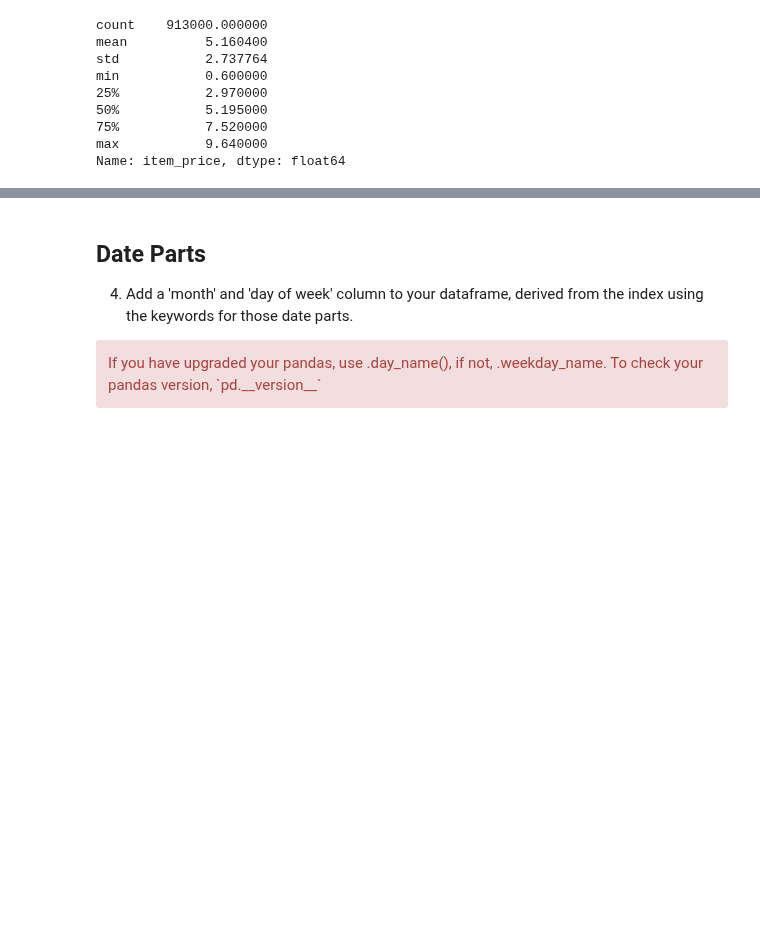
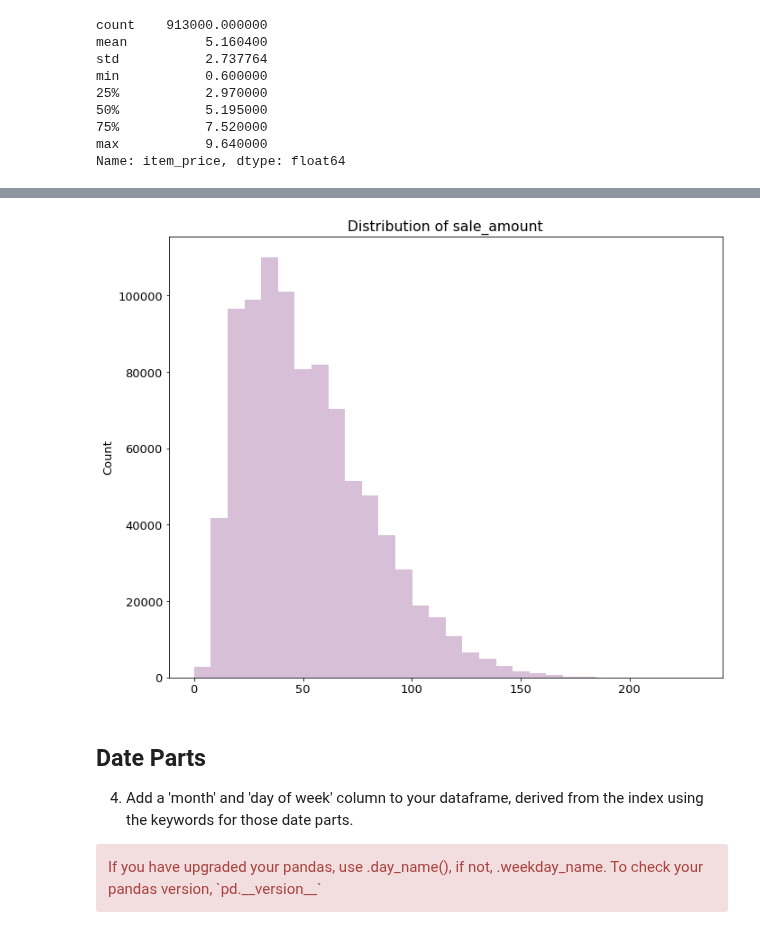
Before and after one commit to faithkane3/ds-methodologies-exercises, a Jupyter notebook: time_series/prepare_walkthrough.ipynb, the cells around one changed output, grey strips where cells are left out. Drawn from its saved outputs; the diff is of its cells as text; code cells hidden in the pictures; blank space fills up the shorter version.

```diff
--- a/time_series/prepare_walkthrough.ipynb
+++ b/time_series/prepare_walkthrough.ipynb
@@ -80,3 +77,7 @@ plt.show()
+# %%
+hist_plot(df=df, col='sale_amount', bins=30)
+# %% [output]
+[figure, added]
 # %% [markdown]
 ## Date Parts
 
```
Also changed, not shown: parts of 7 cells of this notebook.
